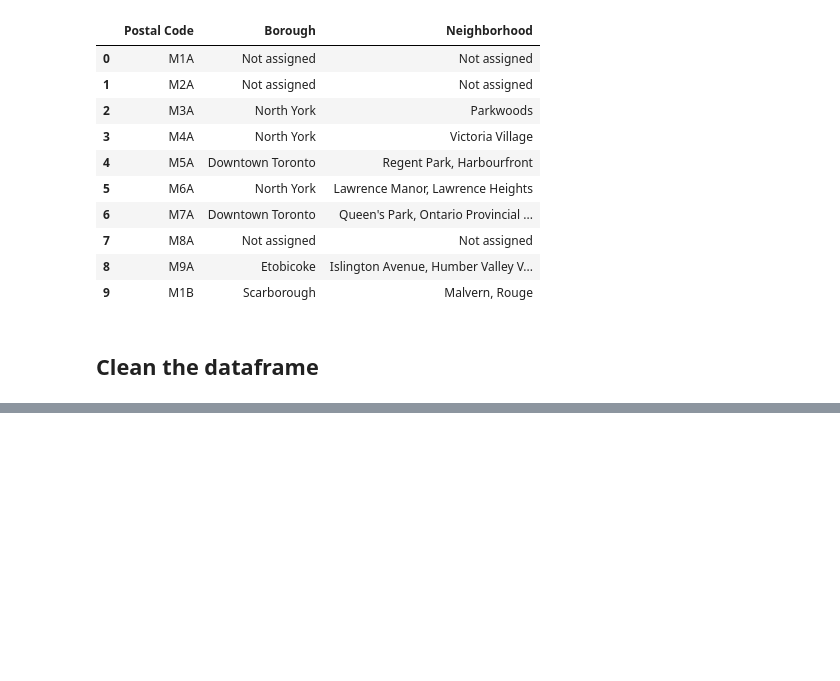
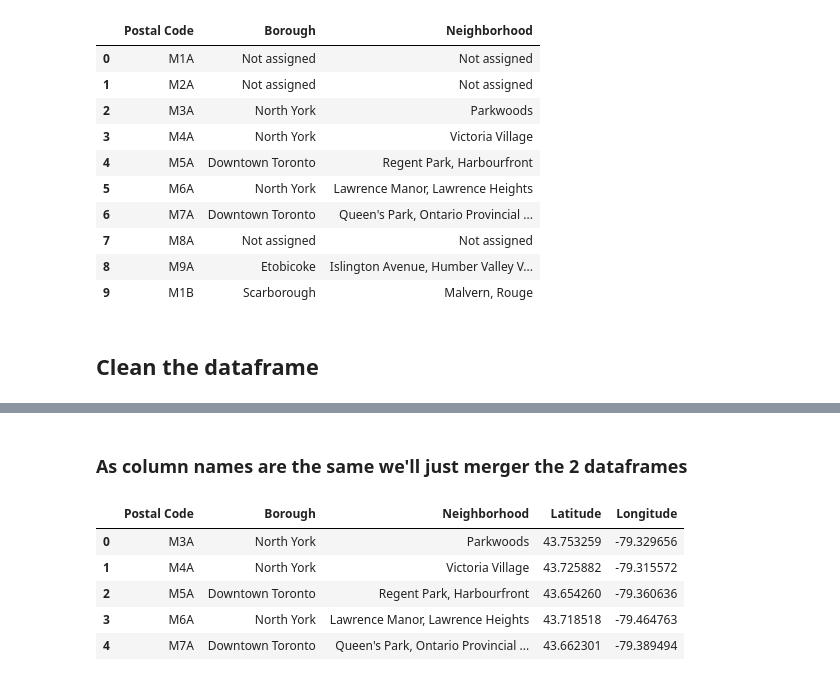
Before and after one commit to githmm/Coursera_Capstone, a Jupyter notebook: Week 3 Assignment - Toronto Neighborhoods Clustering.ipynb, the cells around one changed output, grey strips where cells are left out. Drawn from its saved outputs; the diff is of its cells as text; code cells hidden in the pictures; blank space fills up the shorter version.

```diff
--- a/Week 3 Assignment - Toronto Neighborhoods Clustering.ipynb
+++ b/Week 3 Assignment - Toronto Neighborhoods Clustering.ipynb
@@ -80,0 +95,12 @@ Clean data shape (103, 4)
+# %% [markdown]
+### As column names are the same we'll just merger the 2 dataframes
+# %%
+toronto_data = pd.merge(toronto_data, postal_codes_coord, on='Postal Code', how='inner')
+toronto_data.head()
+# %% [output]
+|  | Postal Code | Borough | Neighborhood | Latitude | Longitude |
+| 0 | M3A | North York | Parkwoods | 43.753259 | -79.329656 |
+| 1 | M4A | North York | Victoria Village | 43.725882 | -79.315572 |
+| 2 | M5A | Downtown Toronto | Regent Park, Harbourfront | 43.654260 | -79.360636 |
+| 3 | M6A | North York | Lawrence Manor, Lawrence Heights | 43.718518 | -79.464763 |
+| 4 | M7A | Downtown Toronto | Queen's Park, Ontario Provincial ... | 43.662301 | -79.389494 |
```
Also changed, not shown: parts of 24 cells of this notebook.
